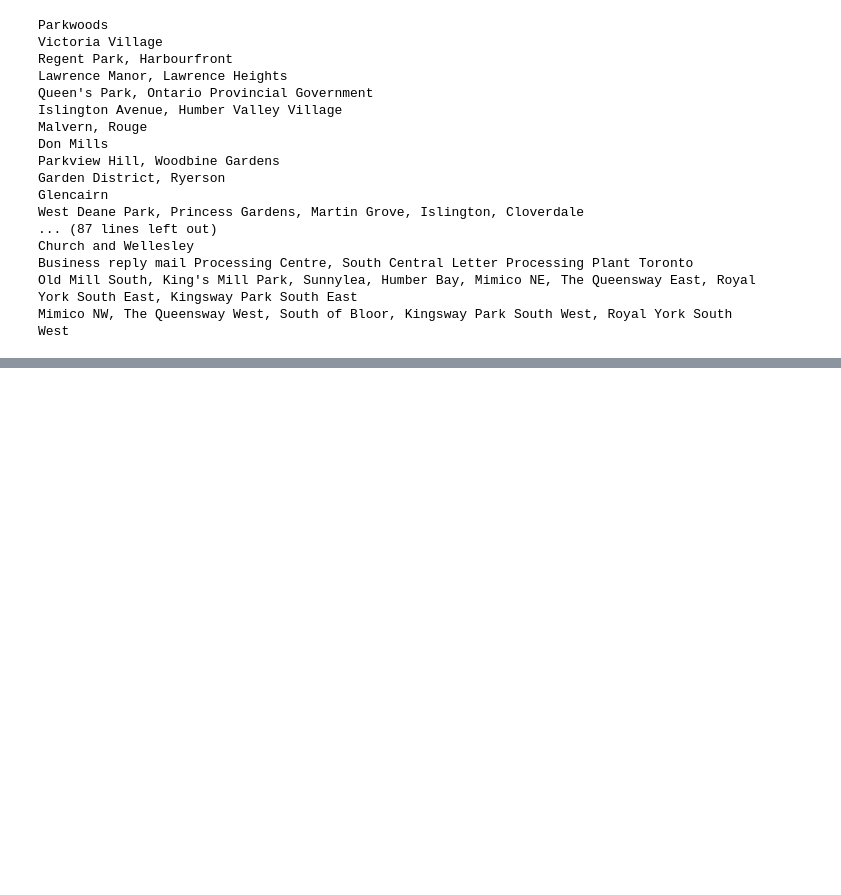
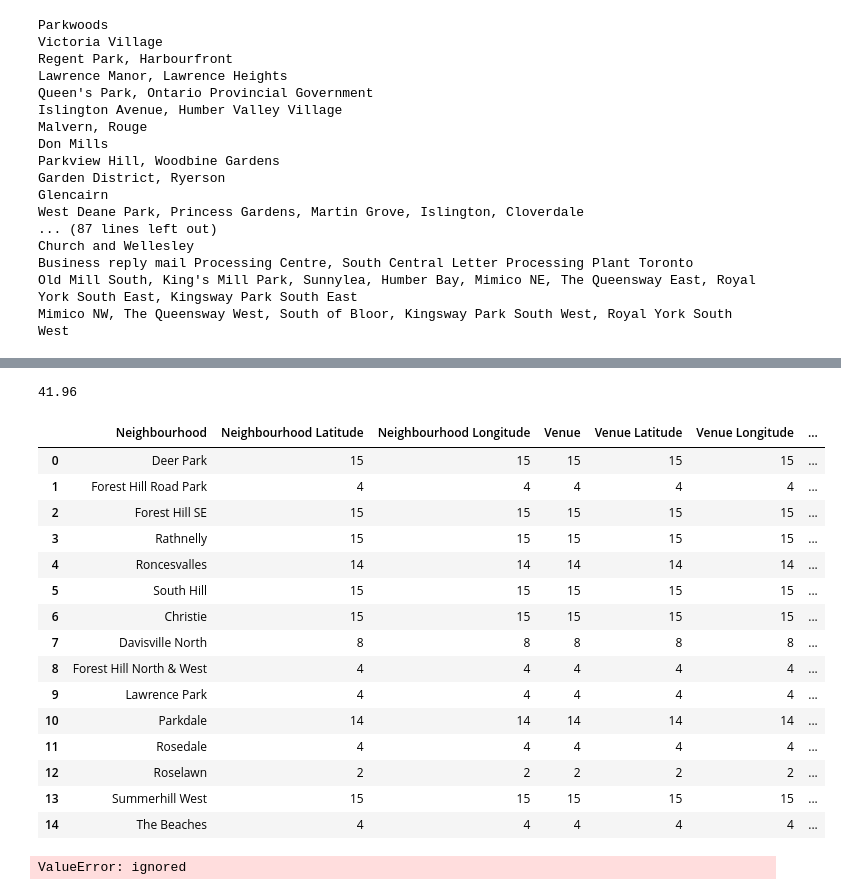
Before and after one commit to parag-ghungrudkar/Battle_of_neighborhoods_coursera, a Jupyter notebook: Coursera_capstone_project.ipynb, the cells around one changed output, grey strips where cells are left out. Cells and saved outputs as stored; diff of their text form; code cells hidden in the pictures; blank space fills up the shorter version.

```diff
--- a/Coursera_capstone_project.ipynb
+++ b/Coursera_capstone_project.ipynb
@@ -300,0 +398,4 @@ final_df1 = final_df.copy()
+# %%
+toronto_venues = getNearbyVenues(names=toronto_df['Neighbourhood'],
+                                   latitudes=toronto_df['Latitude'],
+                                   longitudes=toronto_df['Longitude'])
@@ -300,0 +450,2 @@ final_df1 = final_df.copy()
+# %%
+neighbourhood_venues = toronto_venues.groupby('Neighbourhood').count().mean()
@@ -300,0 +462,31 @@ final_df1 = final_df.copy()
+# %%
+neighbourhood_venues['Venue']['Venue'].mean()
+# %% [output]
+41.96
+# %%
+df_filtered =  neighbourhood_venues[neighbourhood_venues['Venue'] <= 15]
+# %%
+df_filtered.reset_index(inplace=True)
+# %%
+df_filtered
+# %% [output]
+|  | Neighbourhood | Neighbourhood Latitude | Neighbourhood Longitude | Venue | Venue Latitude | Venue Longitude | ... |
+| 0 | Deer Park | 15 | 15 | 15 | 15 | 15 | ... |
+| 1 | Forest Hill Road Park | 4 | 4 | 4 | 4 | 4 | ... |
+| 2 | Forest Hill SE | 15 | 15 | 15 | 15 | 15 | ... |
+| 3 | Rathnelly | 15 | 15 | 15 | 15 | 15 | ... |
+| 4 | Roncesvalles | 14 | 14 | 14 | 14 | 14 | ... |
+| 5 | South Hill | 15 | 15 | 15 | 15 | 15 | ... |
+| 6 | Christie | 15 | 15 | 15 | 15 | 15 | ... |
+| 7 | Davisville North | 8 | 8 | 8 | 8 | 8 | ... |
+| 8 | Forest Hill North & West | 4 | 4 | 4 | 4 | 4 | ... |
+| 9 | Lawrence Park | 4 | 4 | 4 | 4 | 4 | ... |
+| 10 | Parkdale | 14 | 14 | 14 | 14 | 14 | ... |
+| 11 | Rosedale | 4 | 4 | 4 | 4 | 4 | ... |
+| 12 | Roselawn | 2 | 2 | 2 | 2 | 2 | ... |
+| 13 | Summerhill West | 15 | 15 | 15 | 15 | 15 | ... |
+| 14 | The Beaches | 4 | 4 | 4 | 4 | 4 | ... |
+# %%
+toronto_venues1 = toronto_venues.drop(toronto_venues[toronto_venues['Neighbourhood'] in (df_filtered['Neighbourhood']).tolist()].index)
+# %% [output]
+ValueError: ignored
```
Also changed, not shown: parts of 15 cells of this notebook.
